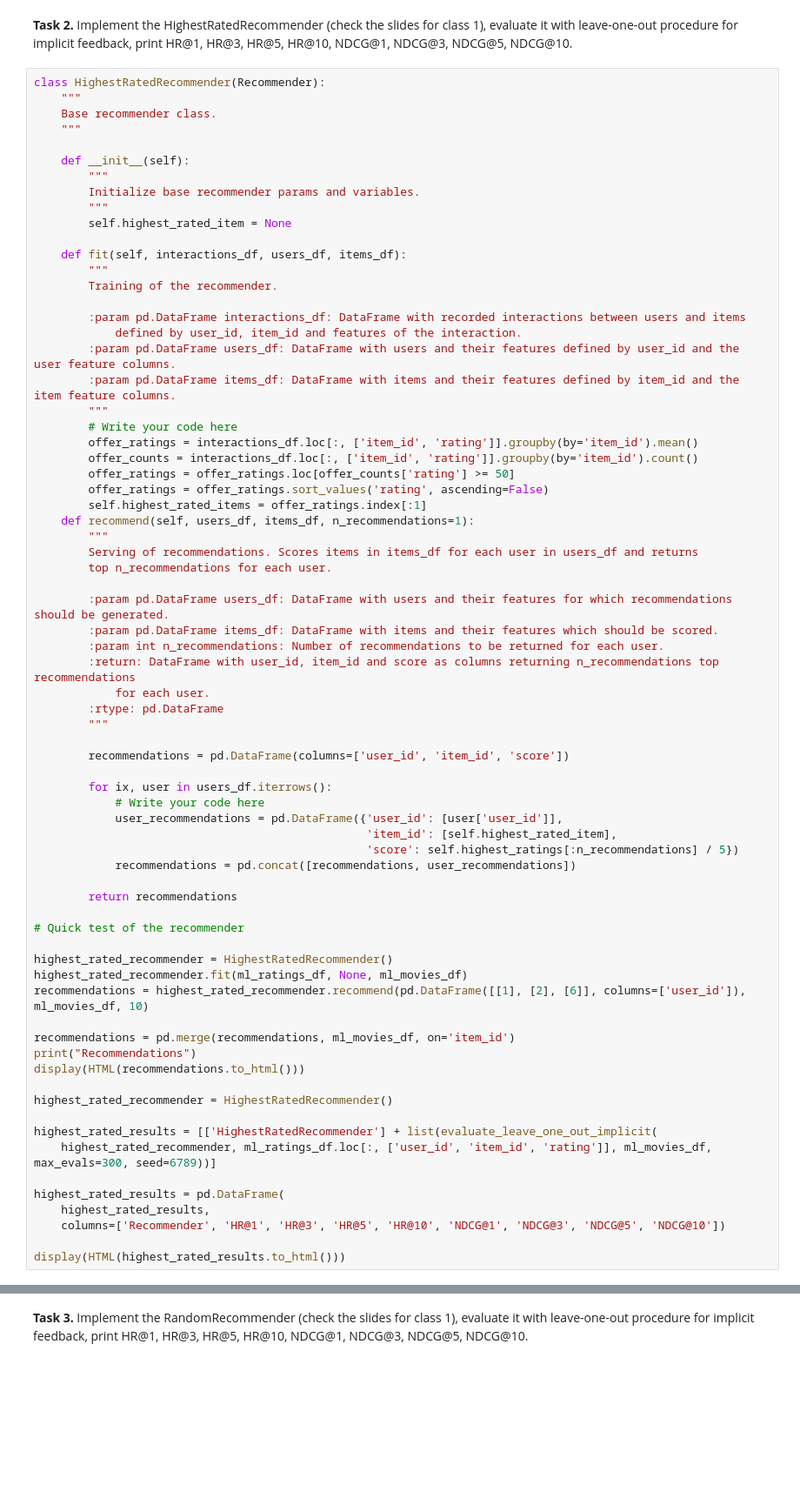
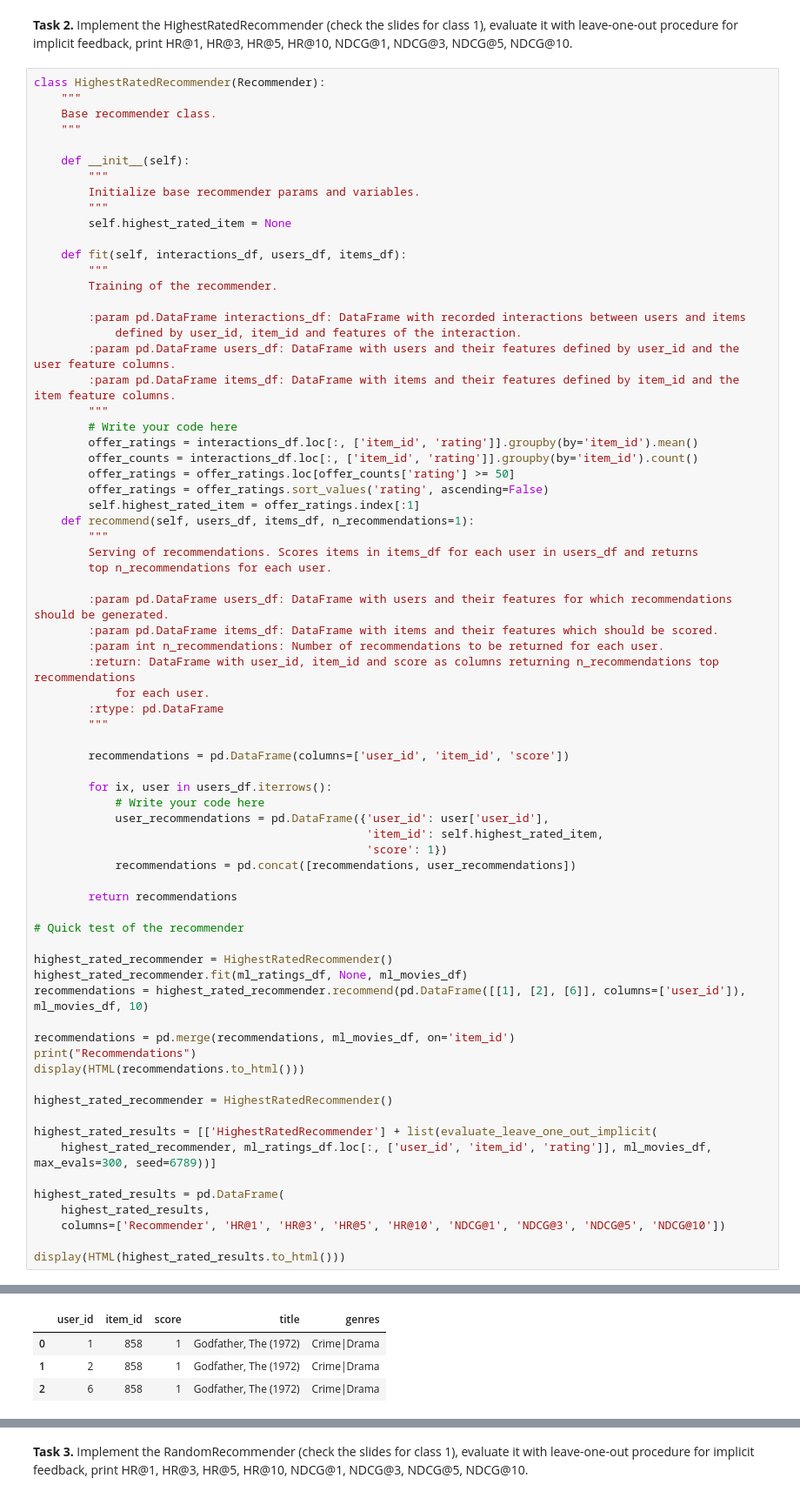
Before and after one commit to dansilecki/recommender-systems-class, a Jupyter notebook: class_04_content_based_recommenders.ipynb, the cells around one changed output, grey strips where cells are left out. Shown at 87% size. Drawn from its saved outputs; the diff is of its cells as text; blank space fills up the shorter version.

```diff
--- a/class_04_content_based_recommenders.ipynb
+++ b/class_04_content_based_recommenders.ipynb
@@ -163,7 +179,7 @@ class HighestRatedRecommender(Recommender):
         offer_counts = interactions_df.loc[:, ['item_id', 'rating']].groupby(by='item_id').count()
         offer_ratings = offer_ratings.loc[offer_counts['rating'] >= 50]
         offer_ratings = offer_ratings.sort_values('rating', ascending=False)
-        self.highest_rated_items = offer_ratings.index[:1]
+        self.highest_rated_item = offer_ratings.index[:1]
     def recommend(self, users_df, items_df, n_recommendations=1):
         """
         Serving of recommendations. Scores items in items_df for each user in users_df and returns
@@ -181,9 +197,9 @@ class HighestRatedRecommender(Recommender):
 
         for ix, user in users_df.iterrows():
             # Write your code here
-            user_recommendations = pd.DataFrame({'user_id': [user['user_id']],
-                                                 'item_id': [self.highest_rated_item],
-                                                 'score': self.highest_ratings[:n_recommendations] / 5})
+            user_recommendations = pd.DataFrame({'user_id': user['user_id'],
+                                                 'item_id': self.highest_rated_item,
+                                                 'score': 1})
             recommendations = pd.concat([recommendations, user_recommendations])
 
         return recommendations
@@ -212,0 +229,4 @@ AttributeError: 'HighestRatedRecommender' object has no attribute 'highest_ratin
+|  | user_id | item_id | score | title | genres |
+| 0 | 1 | 858 | 1 | Godfather, The (1972) | Crime|Drama |
+| 1 | 2 | 858 | 1 | Godfather, The (1972) | Crime|Drama |
+| 2 | 6 | 858 | 1 | Godfather, The (1972) | Crime|Drama |
```
Also changed, not shown: parts of 3 cells of this notebook.
